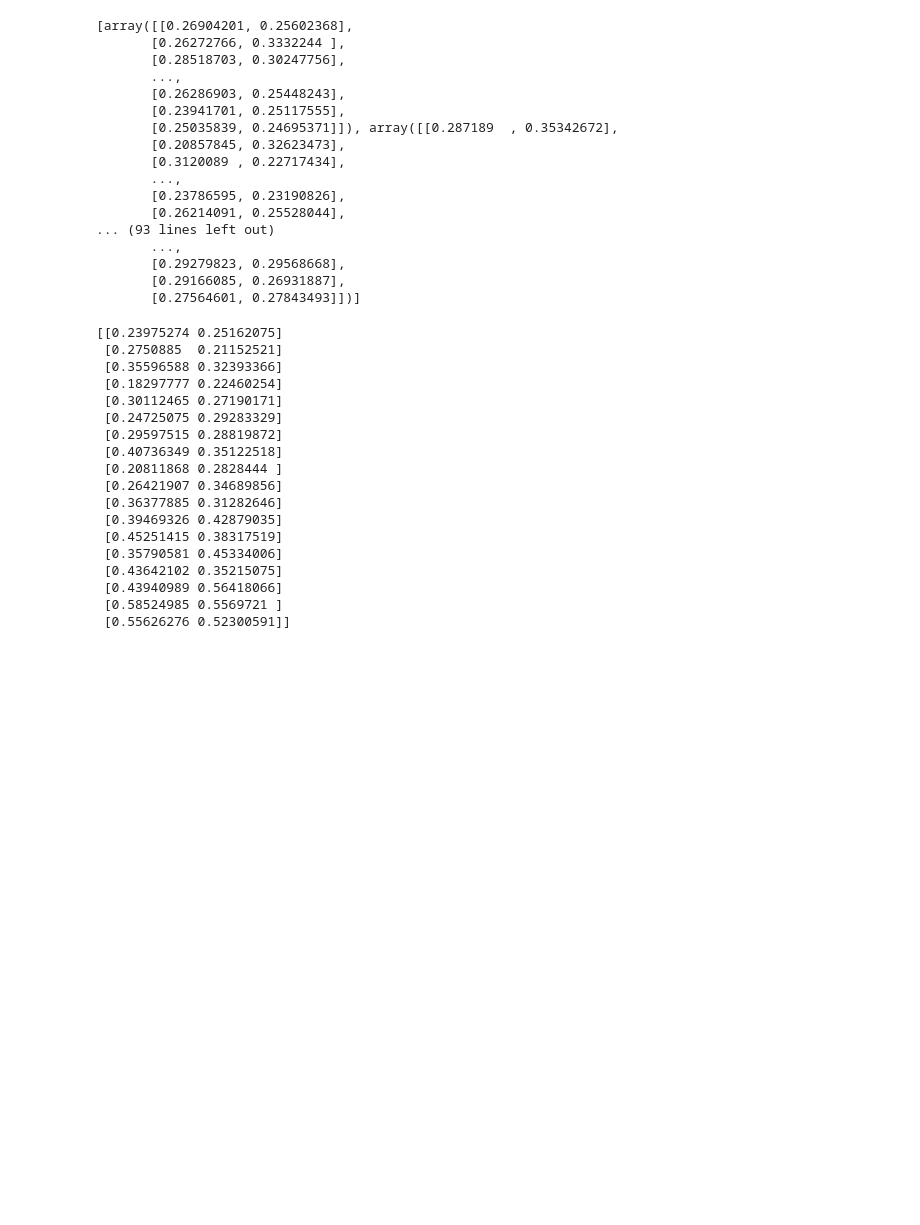
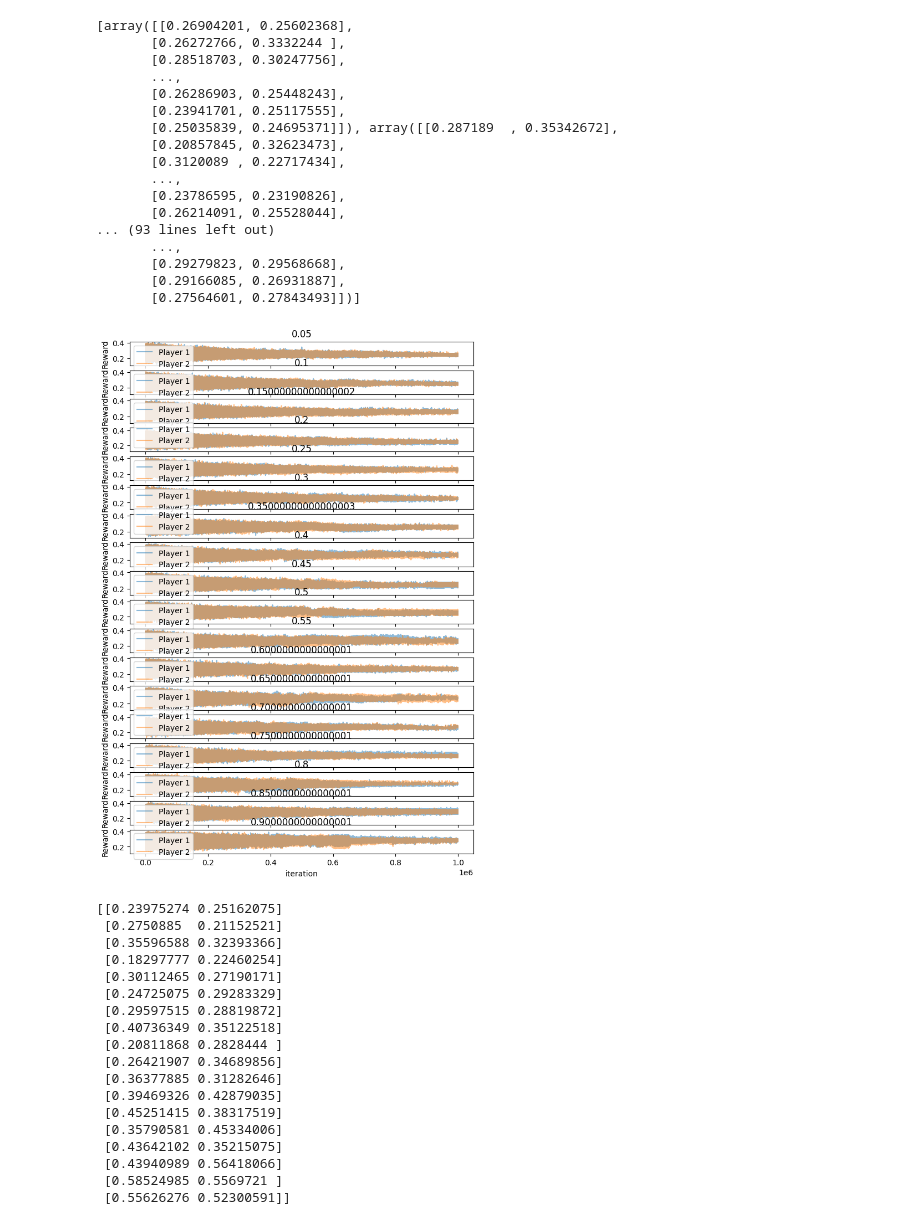
Before and after one commit to Suzie14/RLandPricing, a Jupyter notebook: Loopdelta.ipynb, the cells around one changed output. Drawn from its saved outputs; the diff is of its cells as text; code cells hidden in the pictures; blank space fills up the shorter version.

```diff
--- a/Loopdelta.ipynb
+++ b/Loopdelta.ipynb
@@ -40,6 +40,42 @@ print(aggregated_agents)
        [0.29279823, 0.29568668],
        [0.29166085, 0.26931887],
        [0.27564601, 0.27843493]])]
+# %%
+import matplotlib.pyplot as plt
+import numpy as np
+
+
+num_graphs = len(aggregated_agents)
+smart_label = ma_liste
+
+# Créer une figure avec autant de sous-graphiques que de périodes
+fig, axes = plt.subplots(nrows=num_graphs, figsize=(8, 12))
+
+# Boucle pour itérer à travers les périodes et les sous-graphiques
+for graphs in range(num_graphs):
+    ax = axes[graphs]
+    num_players = len(aggregated_agents[graphs][0])
+    # Tracer les courbes pour chaque joueur dans le sous-graphique
+    for player in range(num_players):
+        ax.plot(aggregated_agents[graphs][:, player], alpha=0.5, label=f'Player {player+1}')
+
+    # Titre du sous-graphique avec la période correspondante
+    ax.set_title(f'{smart_label[graphs]}')
+
+    # Ajouter une légende pour chaque sous-graphique
+    ax.legend()
+
+    # Nommer les axes du sous-graphique
+    ax.set_xlabel('iteration')
+    ax.set_ylabel('Reward')
+
+# Ajuster l'espacement entre les sous-graphiques
+plt.tight_layout()
+
+# Afficher la figure
+plt.show()
+# %% [output]
+[figure, added]
 # %%
 prices = res.PriceOptimizer()
 collusion_profit, collusion_prices = prices.CollusionPrice()
```
Also changed, not shown: 3 other files.
